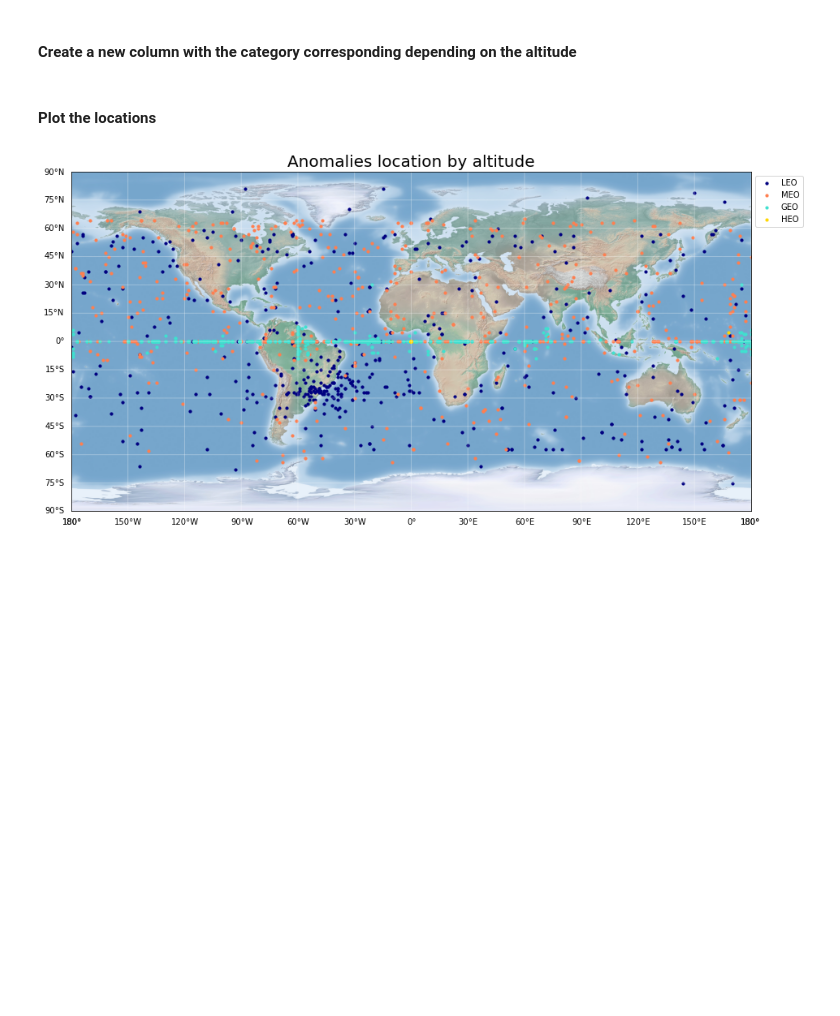
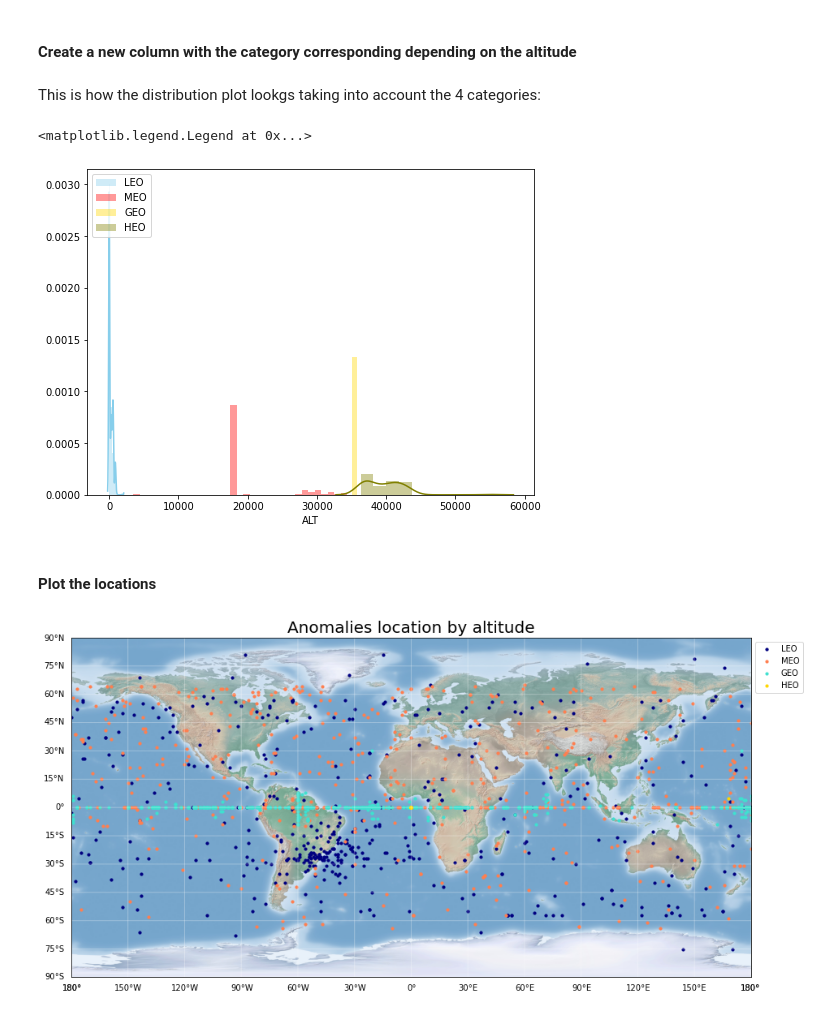
Before and after one commit to ironhack-bcn-data-pt/PR05-project-statistical-analysis, a Jupyter notebook: statistical-analysis.ipynb, the cells around one changed output. Saved outputs shown, nothing was run; the diff lists cells and outputs as text; code cells hidden in the pictures; blank space fills up the shorter version.

```diff
--- a/statistical-analysis.ipynb
+++ b/statistical-analysis.ipynb
@@ -306,6 +334,17 @@ draw_map(m)
 anom['ALT_CAT'] = np.where(anom['ALT']<2000, 'LEO',
                     np.where((anom['ALT']>2000) & (anom['ALT']<35000), 'MEO',
                     np.where((anom['ALT']>35000) & (anom['ALT']<36000), 'GEO', 'HEO')))
+# %% [markdown]
+This is how the distribution plot lookgs taking into account the 4 categories:
+# %%
+sns.distplot( anom[anom['ALT_CAT']=='LEO']['ALT'] , color="skyblue", label="LEO", bins=10)
+sns.distplot( anom[anom['ALT_CAT']=='MEO']['ALT'] , color="red", label="MEO")
+sns.distplot( anom[anom['ALT_CAT']=='GEO']['ALT'] , color="gold", label="GEO", bins=1)
+sns.distplot( anom[anom['ALT_CAT']=='HEO']['ALT'] , color="olive", label="HEO")
+plt.legend()
+# %% [output]
+<matplotlib.legend.Legend at 0x...>
+[figure, added]
 # %% [markdown]
 #### Plot the locations
 # %%
```
Also changed, not shown: parts of 58 cells of this notebook.
